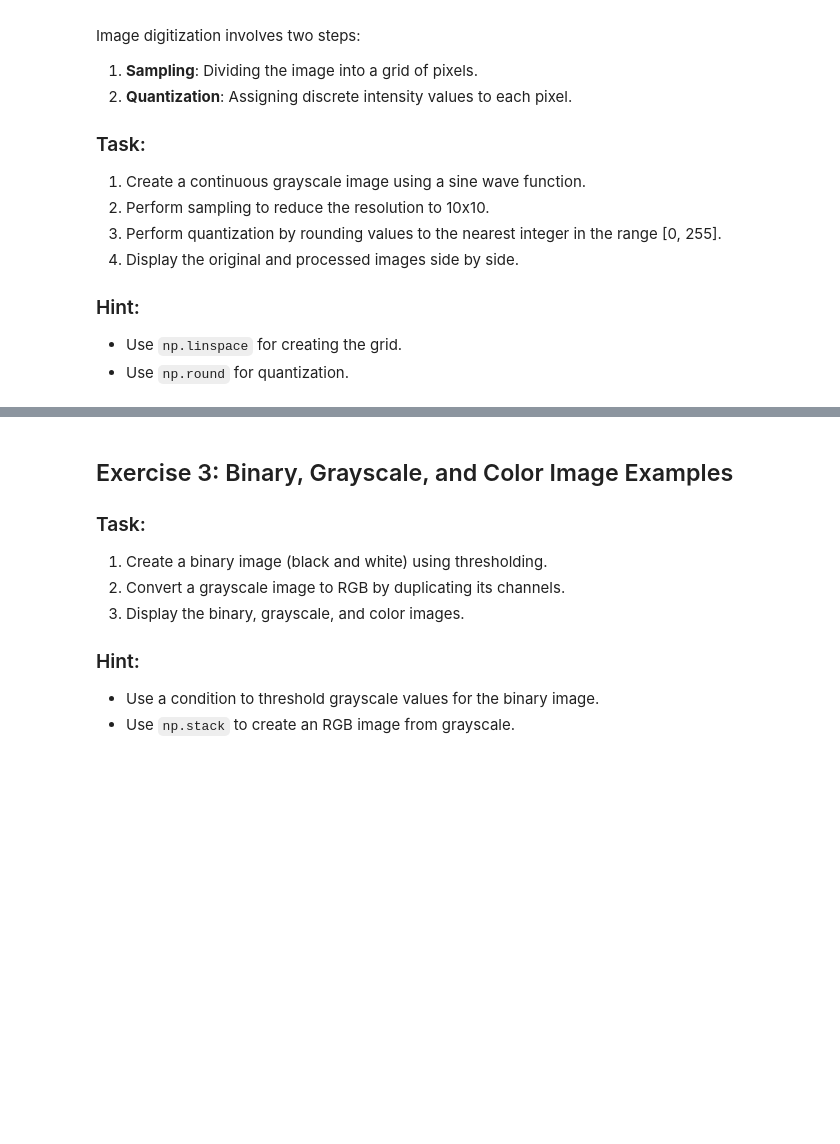
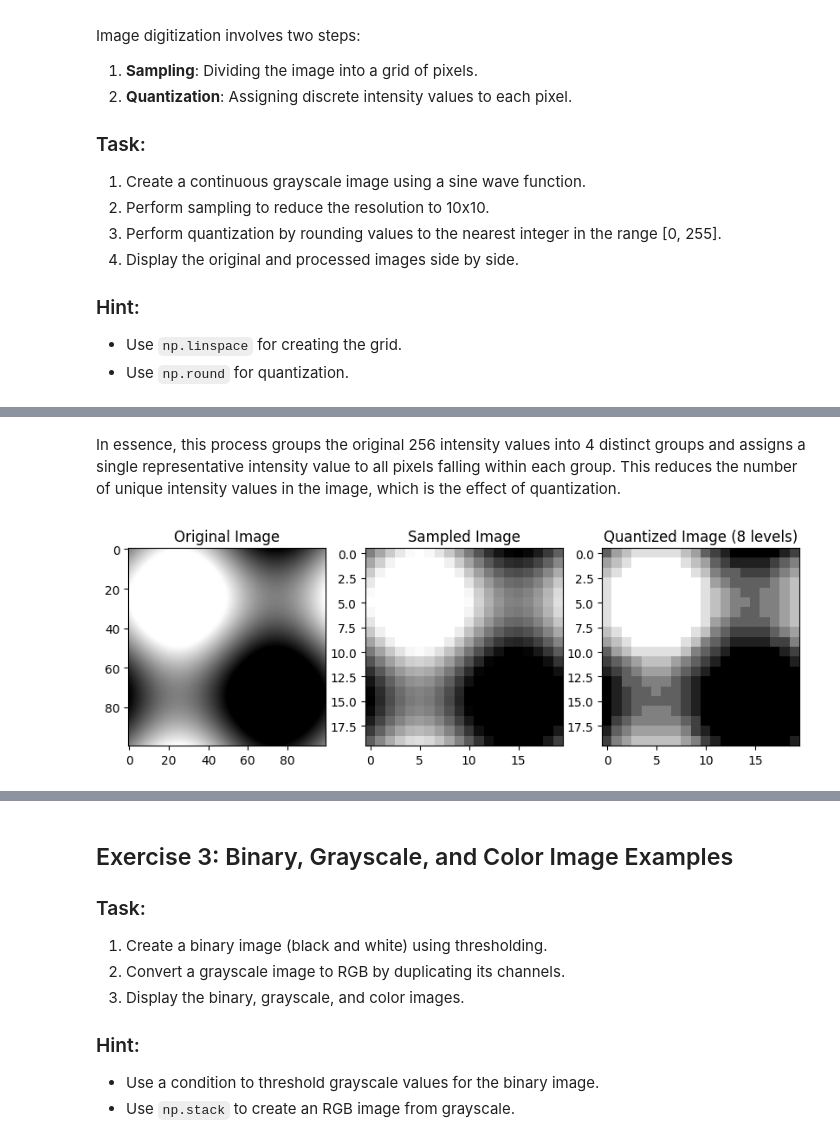
Before and after one commit to TinsBits/Computer_Vision_Exercises, a Jupyter notebook: CV2_Digital_Image_Fundamentals_Exercises.ipynb, the cells around one changed output, grey strips where cells are left out. Cells and saved outputs as stored; diff of their text form; code cells hidden in the pictures; blank space fills up the shorter version.

```diff
--- a/CV2_Digital_Image_Fundamentals_Exercises.ipynb
+++ b/CV2_Digital_Image_Fundamentals_Exercises.ipynb
@@ -60,21 +133,14 @@ Image digitization involves two steps:
+# %% [markdown]
+In essence, this process groups the original 256 intensity values into 4 distinct groups and assigns a single representative intensity value to all pixels falling within each group. This reduces the number of unique intensity values in the image, which is the effect of quantization.
 # %%
-
-# Generate continuous grayscale image (sine wave pattern)
-x = np.linspace(0, 2 * np.pi, 100)
-y = np.linspace(0, 2 * np.pi, 100)
-X, Y = np.meshgrid(x, y)
-continuous_image = (np.sin(X) + np.sin(Y)) * 127.5 + 127.5
-
-# Sampling: Reduce resolution to 10x10
-sampled_image = continuous_image[::10, ::10]
-
-# Quantization: Round values to nearest integer in range [0, 255]
-quantized_image = np.round(sampled_image)
-
 # Display original and processed images
-fig, axs = plt.subplots(1, 2, figsize=(10, 5))
+fig, axs = plt.subplots(1, 3, figsize=(10, 5))
 axs[0].imshow(continuous_image, cmap='gray', vmin=0, vmax=255)
 axs[0].set_title("Original Image")
-axs[1].imshow(quantized_image, cmap='gray', vmin=0, vmax=255)
-axs[1].set_title("Sampled & Quantized Image")
+axs[1].imshow(sampled_image, cmap='gray', vmin=0, vmax=255)
+axs[1].set_title("Sampled Image")
+axs[2].imshow(quantized_image, cmap='gray', vmin=0, vmax=255)
+axs[2].set_title(f"Quantized Image ({num_levels} levels)")
 plt.show()
+# %% [output]
+[figure, added]
```
Also changed, not shown: parts of 5 cells of this notebook.
